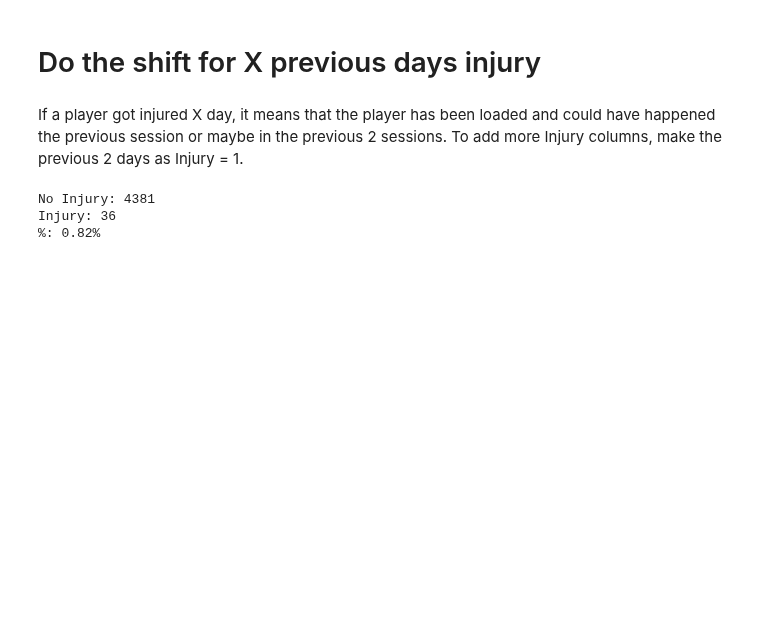
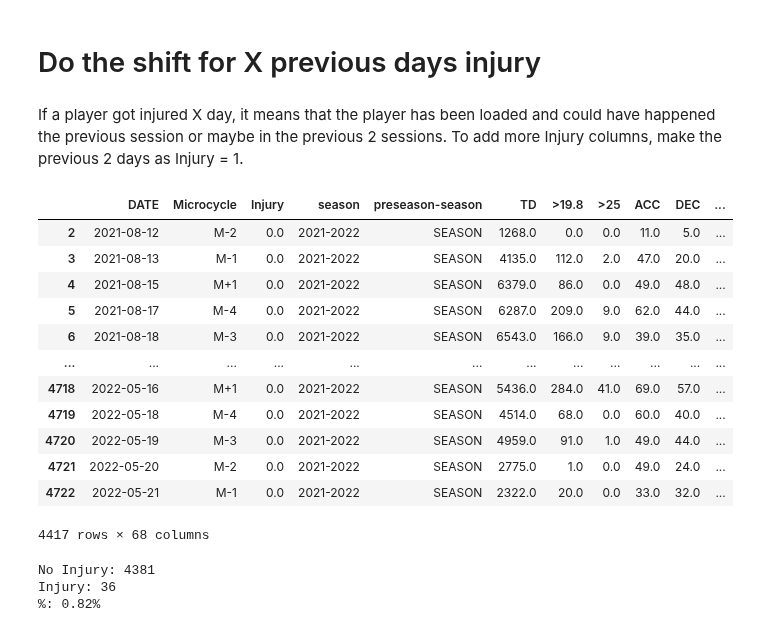
Before and after one commit to Tommy-Las/WatfordFC, a Jupyter notebook: Data_cleaning_transformation.ipynb, the cells around one changed output. Cells and saved outputs as stored; diff of their text form; code cells hidden in the pictures; blank space fills up the shorter version.

```diff
--- a/Data_cleaning_transformation.ipynb
+++ b/Data_cleaning_transformation.ipynb
@@ -925,6 +925,22 @@ memory usage: 2.5+ MB
 # %% [markdown]
 If a player got injured X day, it means that the player has been loaded and could have happened the previous session or maybe in the previous 2 sessions.
 To add more Injury columns, make the previous 2 days as Injury = 1.
+# %%
+cumulative_df
+# %% [output]
+|  | DATE | Microcycle | Injury | season | preseason-season | TD | >19.8 | >25 | ACC | DEC | ... |
+| 2 | 2021-08-12 | M-2 | 0.0 | 2021-2022 | SEASON | 1268.0 | 0.0 | 0.0 | 11.0 | 5.0 | ... |
+| 3 | 2021-08-13 | M-1 | 0.0 | 2021-2022 | SEASON | 4135.0 | 112.0 | 2.0 | 47.0 | 20.0 | ... |
+| 4 | 2021-08-15 | M+1 | 0.0 | 2021-2022 | SEASON | 6379.0 | 86.0 | 0.0 | 49.0 | 48.0 | ... |
+| 5 | 2021-08-17 | M-4 | 0.0 | 2021-2022 | SEASON | 6287.0 | 209.0 | 9.0 | 62.0 | 44.0 | ... |
+| 6 | 2021-08-18 | M-3 | 0.0 | 2021-2022 | SEASON | 6543.0 | 166.0 | 9.0 | 39.0 | 35.0 | ... |
+| ... | ... | ... | ... | ... | ... | ... | ... | ... | ... | ... | ... |
+| 4718 | 2022-05-16 | M+1 | 0.0 | 2021-2022 | SEASON | 5436.0 | 284.0 | 41.0 | 69.0 | 57.0 | ... |
+| 4719 | 2022-05-18 | M-4 | 0.0 | 2021-2022 | SEASON | 4514.0 | 68.0 | 0.0 | 60.0 | 40.0 | ... |
+| 4720 | 2022-05-19 | M-3 | 0.0 | 2021-2022 | SEASON | 4959.0 | 91.0 | 1.0 | 49.0 | 44.0 | ... |
+| 4721 | 2022-05-20 | M-2 | 0.0 | 2021-2022 | SEASON | 2775.0 | 1.0 | 0.0 | 49.0 | 24.0 | ... |
+| 4722 | 2022-05-21 | M-1 | 0.0 | 2021-2022 | SEASON | 2322.0 | 20.0 | 0.0 | 33.0 | 32.0 | ... |
+4417 rows × 68 columns
 # %%
 def shift_injuries_x_days(df, x):
     copy_df = df.copy()
```
Also changed, not shown: parts of 1 cell of this notebook, 4 other files.
